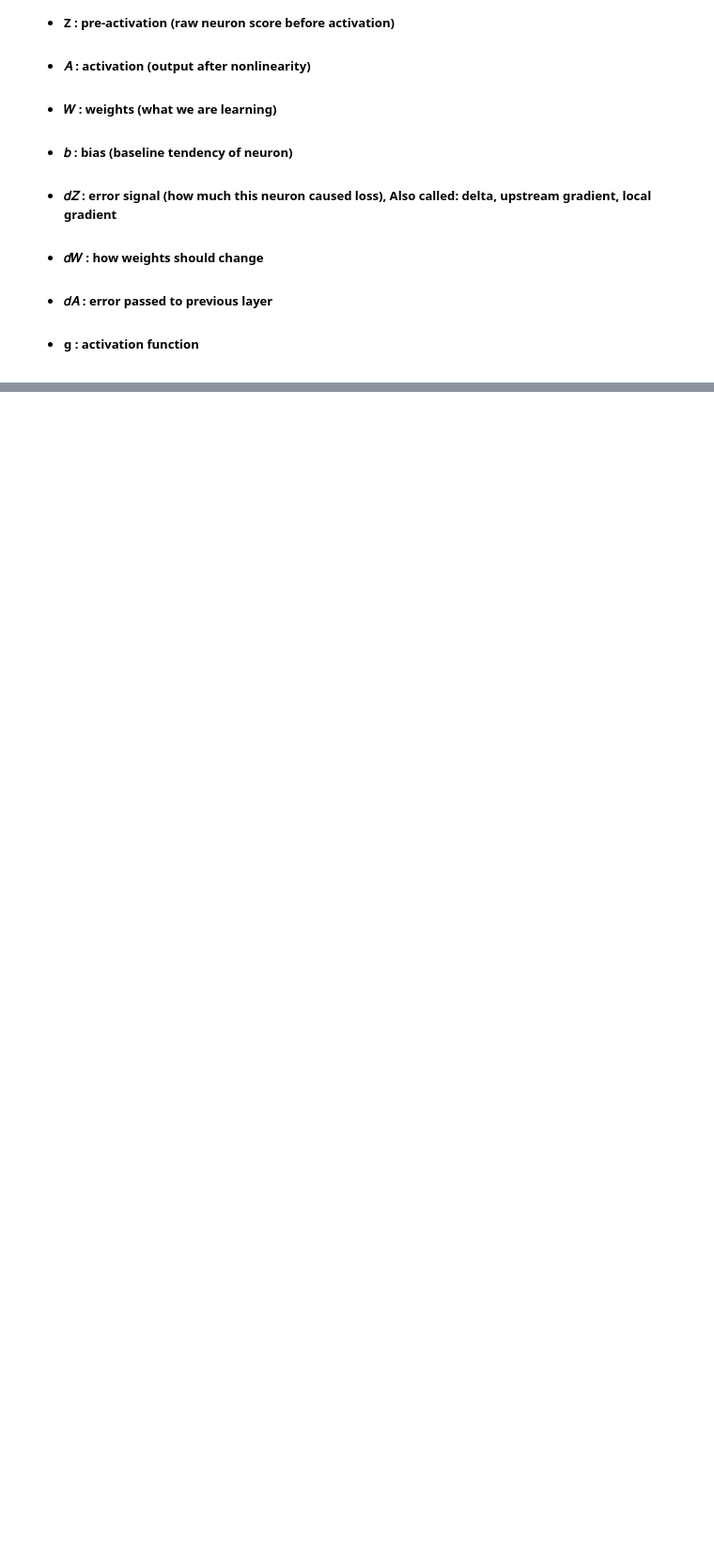
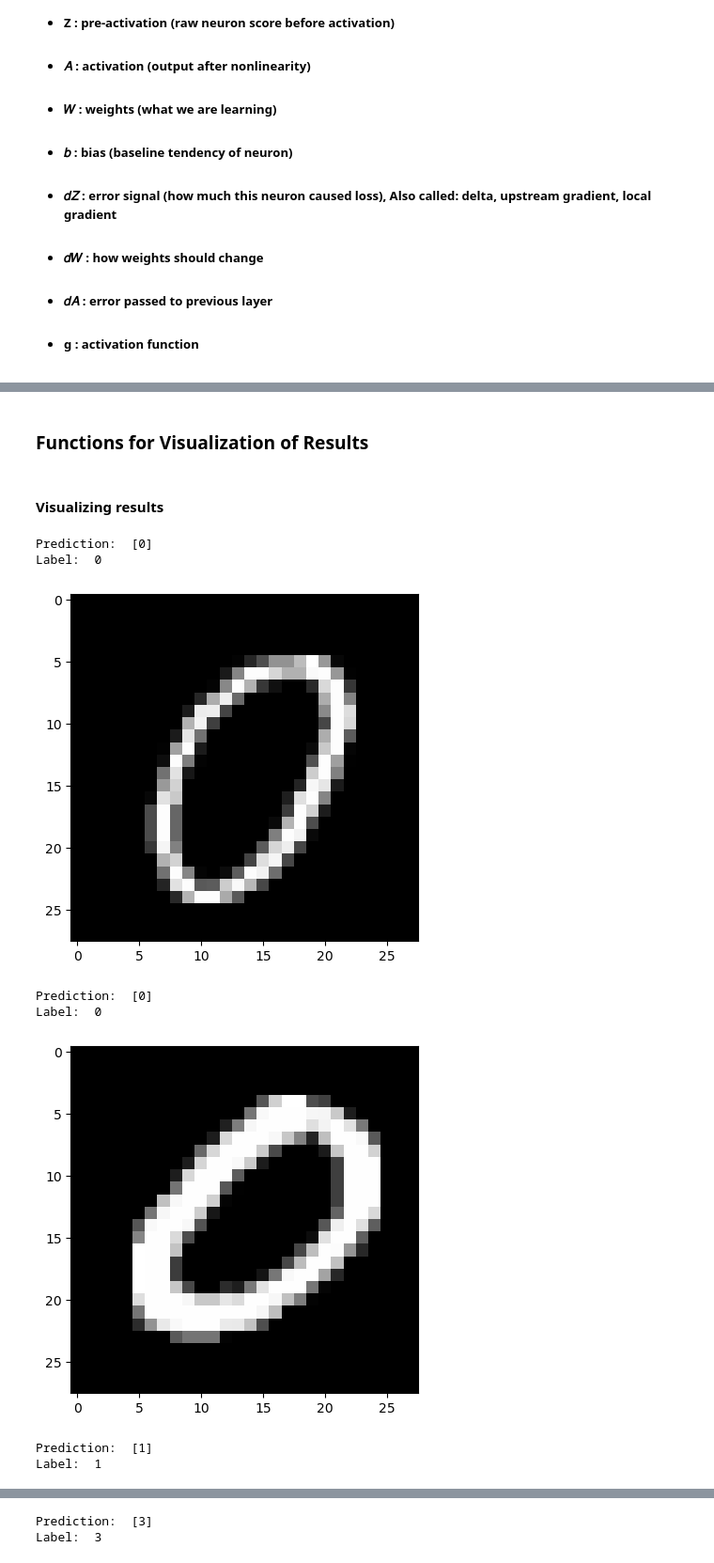
Before and after one commit to Pushkal-Gupta/Numpy-only-Neural-Net, a Jupyter notebook: MNIST Handwritten Digits/MNIST-Neural-Net.ipynb, the cells around one changed output, grey strips where cells are left out. Shown at 94% size. Drawn from its saved outputs; the diff is of its cells as text; code cells hidden in the pictures; blank space fills up the shorter version.

Commit message:
Proper Neural Network built (784->32->16->10), accuracy at 87.67%!!!

```diff
--- a/MNIST Handwritten Digits/MNIST-Neural-Net.ipynb
+++ b/MNIST Handwritten Digits/MNIST-Neural-Net.ipynb
@@ -121,3 +178,4 @@ array([9, 3, 9, ..., 9, 3, 9], shape=(33600,))
 # %%
+X_train = X_train/255
 X_train
 # %% [output]
@@ -266,9 +325,13 @@ def ReLU(Z):
     #Iterator style for each element
     return np.maximum(0,Z)
 
+def derivative_ReLU(Z):
+    return Z>0
+
 #To get probability distribution in output layer
 def softmax(Z):
-    return np.exp(Z)/np.sum(np.exp(Z))
+    expZ = np.exp(Z - np.max(Z, axis=0, keepdims=True))
+    return expZ / np.sum(expZ, axis=0, keepdims=True)
 
 #To one hot encode the labels
 def one_hot(Y):
@@ -354,0 +608,2 @@ def backward(Z1,A1,Z2,A2,Z3,A3,W2,W3,Y):
+# %%
+W1,b1,W2,b2,W3,b3 = gradient_descent(X_train,Y_train,0.1,500)
@@ -354,0 +628,39 @@ def backward(Z1,A1,Z2,A2,Z3,A3,W2,W3,Y):
+# %% [markdown]
+### Functions for Visualization of Results
+# %%
+#For the trained model making the predictions(What Number did we predict)
+def make_predictions(X,W1,b1,W2,b2,W3,b3):
+    _,_,_,_,_,A3 = forward_pass(X,W1,b1,W2,b2,W3,b3)
+    predictions  = get_predictions(A3)
+    return predictions
+
+#To just properly show what image is there, what we predicted, what is actual - Just for visualization purposes
+def test_prediction(index,W1,b1,W2,b2,W3,b3):
+    currImg = X_train[:,index,None]
+    prediction = make_predictions(X_train[:,index,None],W1,b1,W2,b2,W3,b3)
+
+    label = Y_train[index]
+
+    print("Prediction: ", prediction)
+    print("Label: ", label)
+
+    current_image = currImg.reshape((28,28)) * 255
+
+    plt.imshow(current_image, cmap='gray')
+    plt.show()
+# %% [markdown]
+#### Visualizing results
+# %%
+test_prediction(0, W1, b1, W2, b2,W3,b3)
+test_prediction(1, W1, b1, W2, b2,W3,b3)
+test_prediction(2, W1, b1, W2, b2,W3,b3)
+test_prediction(3, W1, b1, W2, b2,W3,b3)
+# %% [output]
+Prediction:  [0]
+Label:  0
+[figure, added]
+Prediction:  [0]
+Label:  0
+[figure, added]
+Prediction:  [1]
+Label:  1
@@ -354,0 +668,2 @@ def backward(Z1,A1,Z2,A2,Z3,A3,W2,W3,Y):
+Prediction:  [3]
+Label:  3
```
Also changed, not shown: parts of 27 cells of this notebook, 4 other files.
